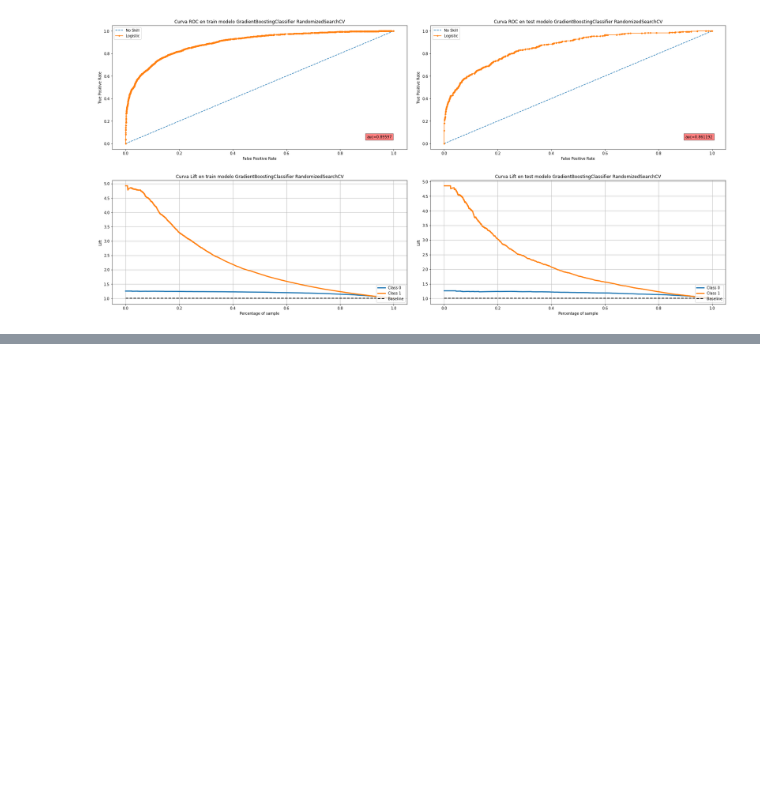
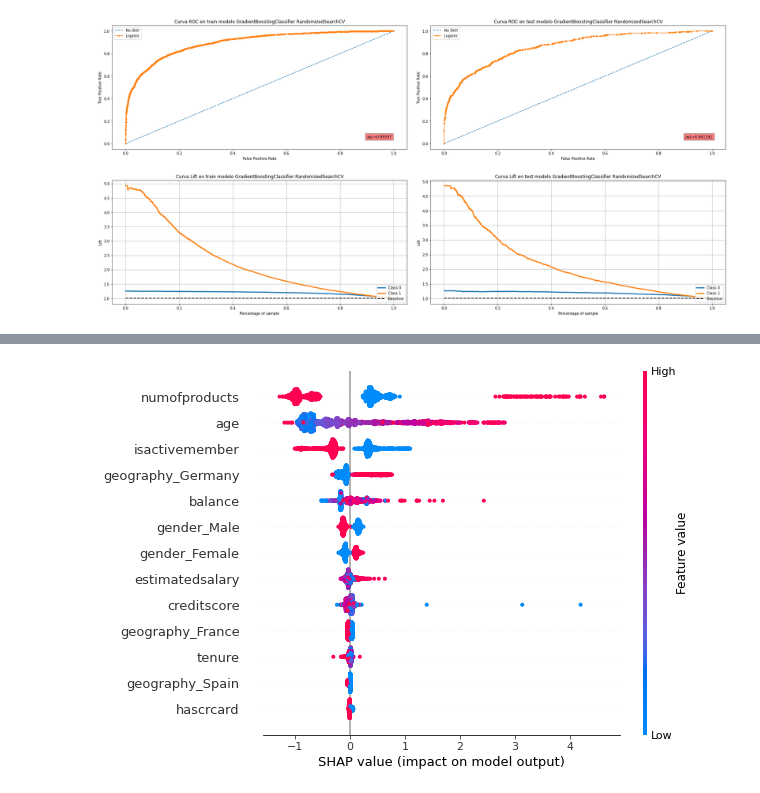
Before and after one commit to Sergi748/modelo_churn, a Jupyter notebook: churn_model.ipynb, the cells around one changed output, grey strips where cells are left out. Cells and saved outputs as stored; diff of their text form; code cells hidden in the pictures; blank space fills up the shorter version.

Commit message:
Explicatividad predicciones

```diff
--- a/churn_model.ipynb
+++ b/churn_model.ipynb
@@ -653,0 +708,8 @@ plot_roc_lift(model_gradboosting_randsearch, 'GradientBoostingClassifier Randomi
+# %%
+# Modelo del que vamos a sacar la explicatividad
+model_shap = model_xgb_gridsearch.best_estimator_
+X_output = X_test.copy()
+# %%
+df_explain, explainer, shap_values, cols_exp = get_explain(model_shap, X_output, y_test)
+print(df_explain.shape)
+df_explain.head(2)
@@ -653,0 +721,5 @@ plot_roc_lift(model_gradboosting_randsearch, 'GradientBoostingClassifier Randomi
+# %%
+# Importancia de las variables
+shap.summary_plot(shap_values, X_output)
+# %% [output]
+[figure, added]
```
Also changed, not shown: parts of 16 cells of this notebook.
